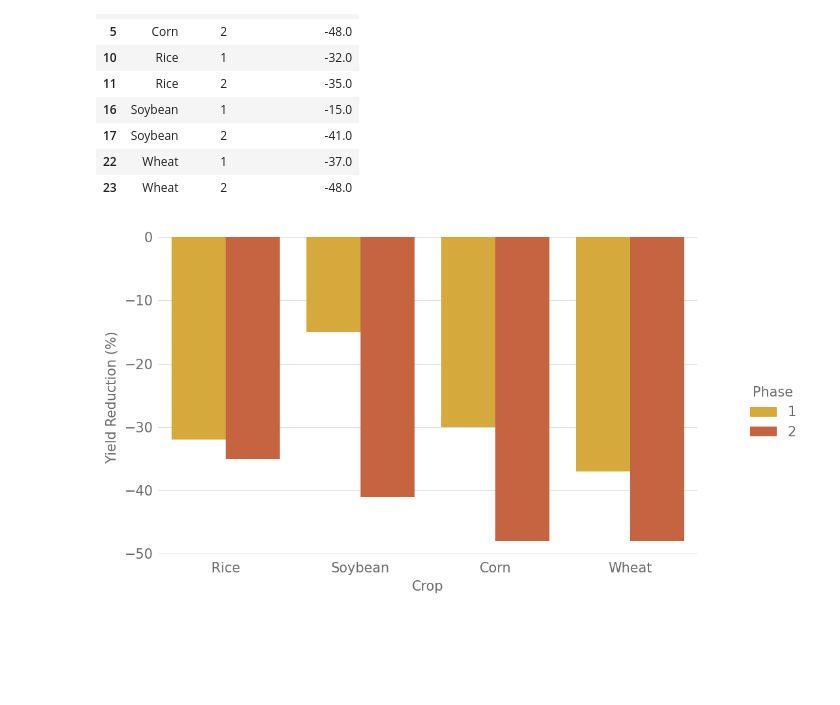
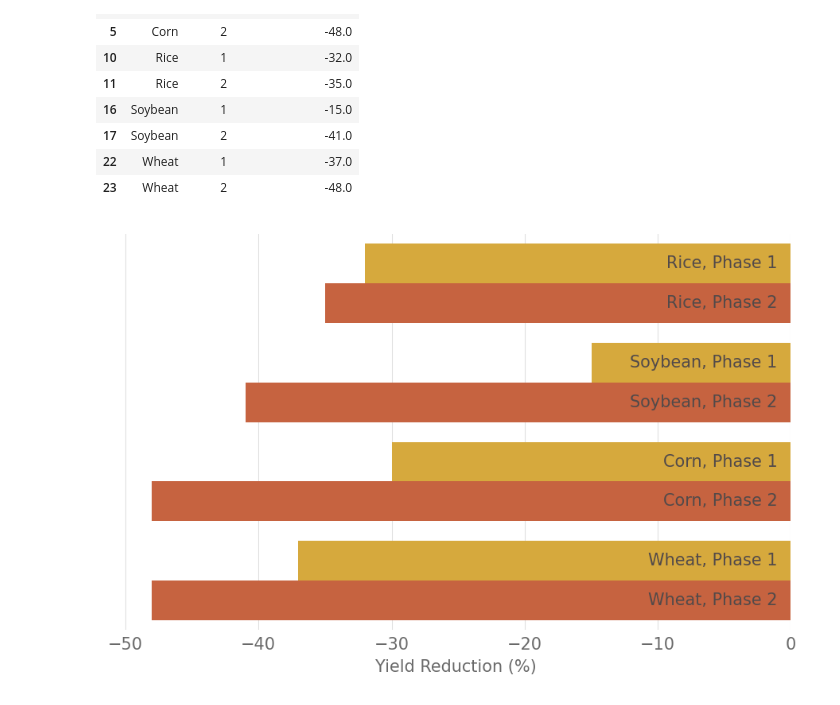
Before and after one commit to allfed/LosingIndustryCropYields, a Jupyter notebook: scripts/Reduction_by_crop.ipynb, the cells around one changed output. Cells and saved outputs as stored; diff of their text form; code cells hidden in the pictures; blank space fills up the shorter version.

Commit message:
Updated the yield reduction plots

```diff
--- a/scripts/Reduction_by_crop.ipynb
+++ b/scripts/Reduction_by_crop.ipynb
@@ -33,28 +33,48 @@ crop_yield_reduction
 | 22 | Wheat | 1 | -37.0 |
 | 23 | Wheat | 2 | -48.0 |
 # %%
+import matplotlib.pyplot as plt
+import seaborn as sns
+import os
+
+# Set up the figure and subplots
+order = ["Rice", "Soybean", "Corn", "Wheat"]
+phases = [1, 2]
 plt.style.use("https://raw.githubusercontent.com/allfed/ALLFED-matplotlib-style-sheet/main/ALLFED.mplstyle")
-# Set up the figure and subplots
+
 g = sns.catplot(
-        data=crop_yield_reduction,
-        x='Crop',
-        y='Yield Reduction (%)',
-        hue='Phase',
-        kind='bar',
-        height=4,
-        palette= ['#F0B323' ,'#DC582A'],
-        order=["Rice", "Soybean", "Corn", "Wheat"],
-    )
+    data=crop_yield_reduction,
+    y='Crop',
+    x='Yield Reduction (%)',
+    hue='Phase',
+    kind='bar',
+    height=4,
+    palette=['#F0B323', '#DC582A'],
+    order=order,
+    legend=False,
+)
+
+g.set(yticklabels=[])  # Remove y-axis labels
 
 for ax in g.axes.flat:
     # Hide borders
     ax.spines["bottom"].set_visible(False)
     ax.spines["left"].set_visible(False)
+    ax.set_ylabel('')  # Remove y-labels
 
 fig = plt.gcf()
 fig.set_size_inches(8, 4)
 
-# Show the plot
+# Show the plot with labels centered both horizontally and vertically in the middle of each bar
+for i, p in enumerate(g.ax.patches):
+    width = p.get_width()
+    crop = order[i % len(order)]
+    phase = phases[i // len(order)]
+    label = f'{crop}, Phase {phase}'
+    x_coord = width / 2
+    y_coord = p.get_y() + p.get_height() / 2
+    plt.text(-1, y_coord, label, ha="right", va="center", color="#524a4a")
+
 plt.savefig("../" + os.sep + "reports" + os.sep + "figures" + os.sep + "yield_reduction_by_crop.png", dpi=300, bbox_inches='tight')
 # %% [output]
-[figure, old version]
+[figure, new version]
```
Also changed, not shown: 1 other file.
